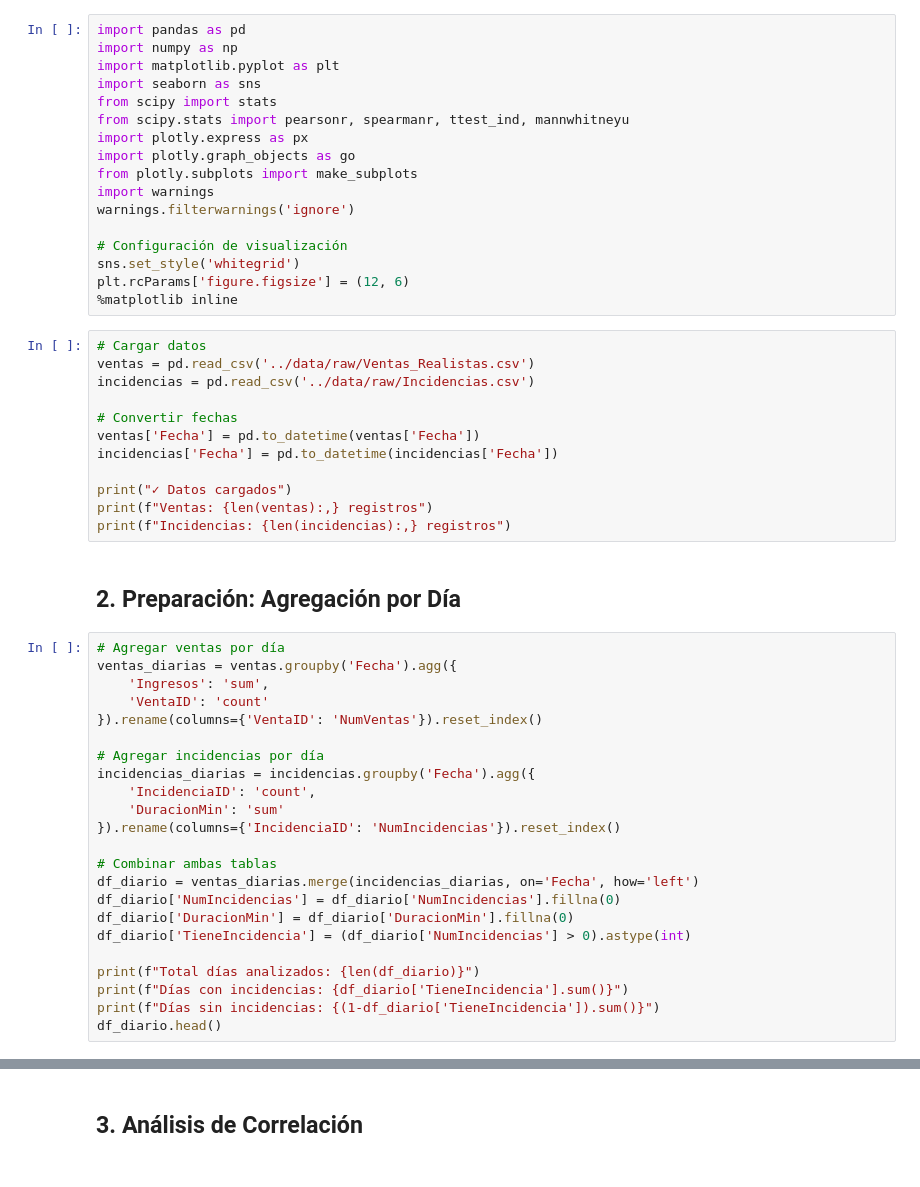
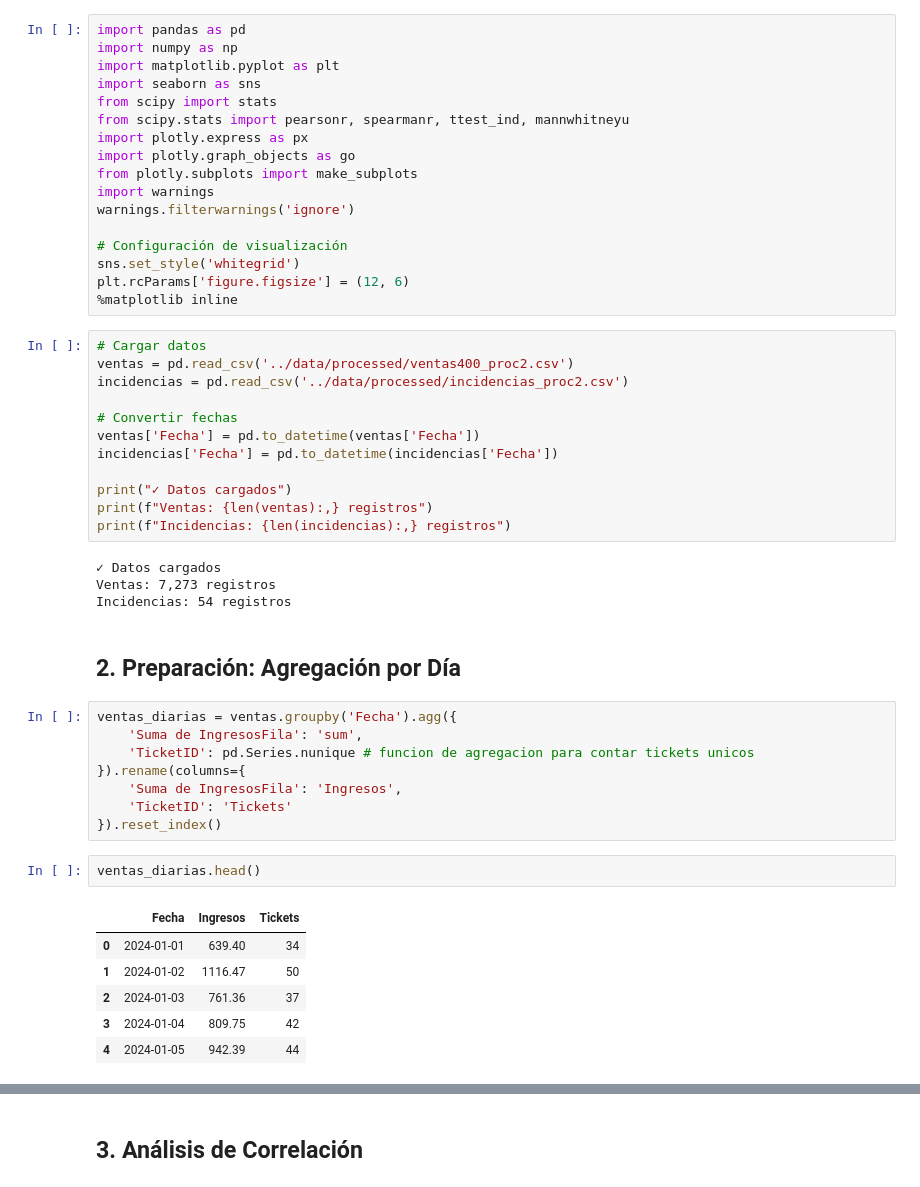
Before and after one commit to estevo97/Proyecto-Ventas-Incidencias, a Jupyter notebook: analysis/correlacion_impacto.ipynb, the cells around one changed output, grey strips where cells are left out. Drawn from its saved outputs; the diff is of its cells as text.

```diff
--- a/analysis/correlacion_impacto.ipynb
+++ b/analysis/correlacion_impacto.ipynb
@@ -29,8 +29,8 @@ plt.rcParams['figure.figsize'] = (12, 6)
 %matplotlib inline
 # %%
 # Cargar datos
-ventas = pd.read_csv('../data/raw/Ventas_Realistas.csv')
-incidencias = pd.read_csv('../data/raw/Incidencias.csv')
+ventas = pd.read_csv('../data/processed/ventas400_proc2.csv')
+incidencias = pd.read_csv('../data/processed/incidencias_proc2.csv')
 
 # Convertir fechas
 ventas['Fecha'] = pd.to_datetime(ventas['Fecha'])
@@ -39,28 +39,26 @@ incidencias['Fecha'] = pd.to_datetime(incidencias['Fecha'])
 print("✓ Datos cargados")
 print(f"Ventas: {len(ventas):,} registros")
 print(f"Incidencias: {len(incidencias):,} registros")
+# %% [output]
+✓ Datos cargados
+Ventas: 7,273 registros
+Incidencias: 54 registros
 # %% [markdown]
 ## 2. Preparación: Agregación por Día
 # %%
-# Agregar ventas por día
 ventas_diarias = ventas.groupby('Fecha').agg({
-    'Ingresos': 'sum',
-    'VentaID': 'count'
-}).rename(columns={'VentaID': 'NumVentas'}).reset_index()
-
-# Agregar incidencias por día
-incidencias_diarias = incidencias.groupby('Fecha').agg({
-    'IncidenciaID': 'count',
-    'DuracionMin': 'sum'
-}).rename(columns={'IncidenciaID': 'NumIncidencias'}).reset_index()
-
-# Combinar ambas tablas
-df_diario = ventas_diarias.merge(incidencias_diarias, on='Fecha', how='left')
-df_diario['NumIncidencias'] = df_diario['NumIncidencias'].fillna(0)
-df_diario['DuracionMin'] = df_diario['DuracionMin'].fillna(0)
-df_diario['TieneIncidencia'] = (df_diario['NumIncidencias'] > 0).astype(int)
-
-print(f"Total días analizados: {len(df_diario)}")
-print(f"Días con incidencias: {df_diario['TieneIncidencia'].sum()}")
-print(f"Días sin incidencias: {(1-df_diario['TieneIncidencia']).sum()}")
-df_diario.head()
+    'Suma de IngresosFila': 'sum',
+    'TicketID': pd.Series.nunique # funcion de agregacion para contar tickets unicos
+}).rename(columns={
+    'Suma de IngresosFila': 'Ingresos',
+    'TicketID': 'Tickets'
+}).reset_index()
+# %%
+ventas_diarias.head()
+# %% [output]
+|  | Fecha | Ingresos | Tickets |
+| 0 | 2024-01-01 | 639.40 | 34 |
+| 1 | 2024-01-02 | 1116.47 | 50 |
+| 2 | 2024-01-03 | 761.36 | 37 |
+| 3 | 2024-01-04 | 809.75 | 42 |
+| 4 | 2024-01-05 | 942.39 | 44 |
```
Also changed, not shown: parts of 13 cells of this notebook, 5 other files.
